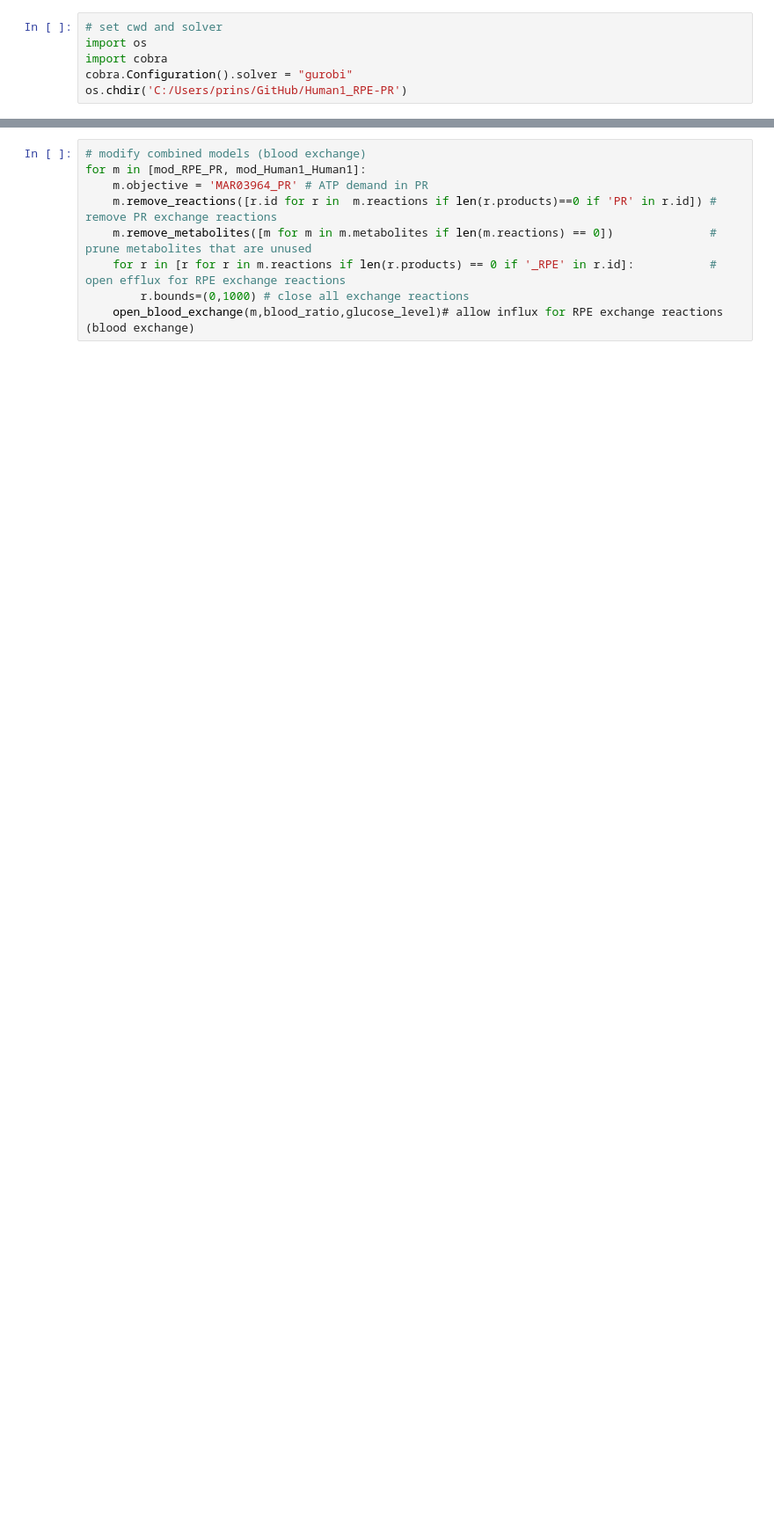
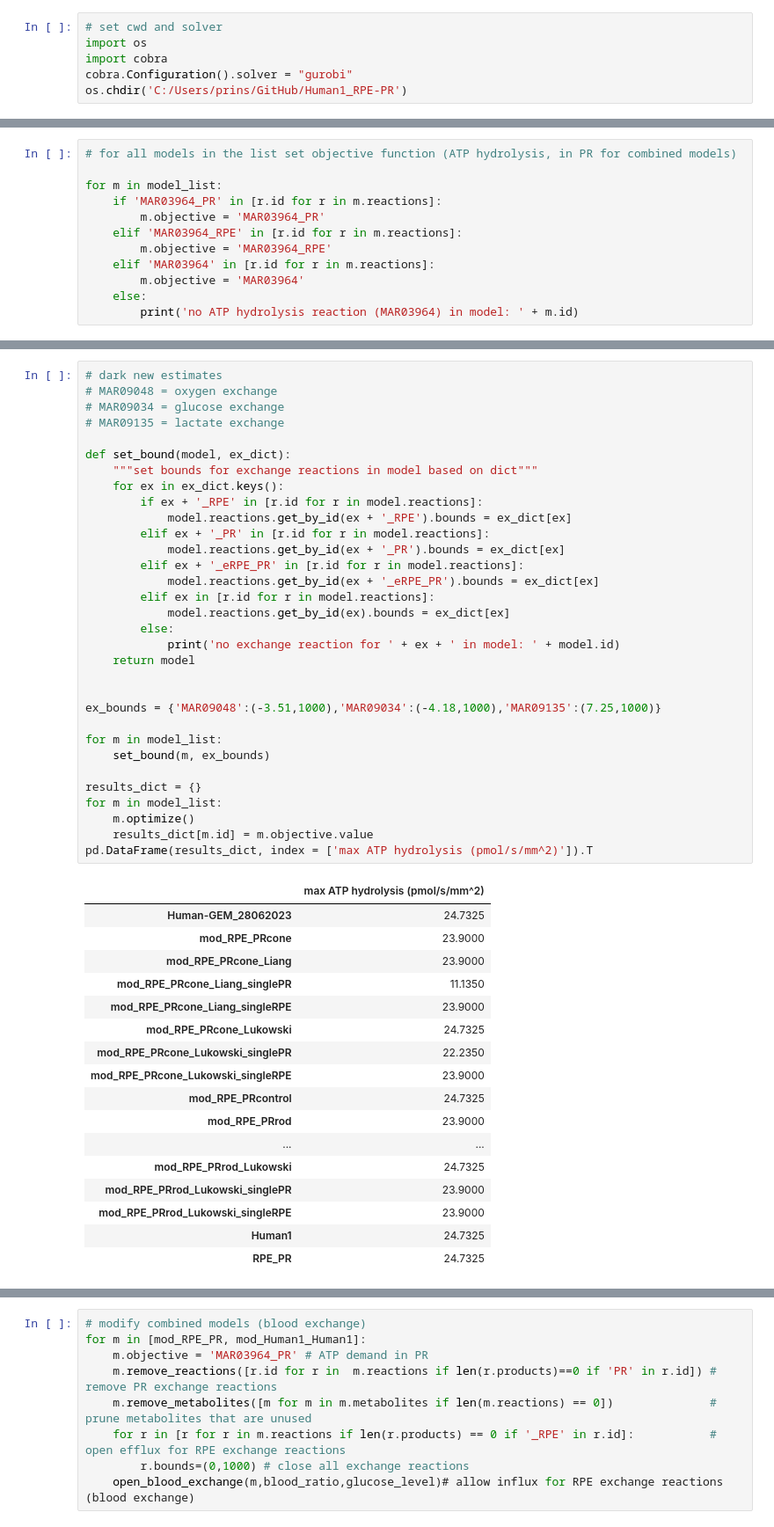
Before and after one commit to stellaprins/Human1_RPE-PR, a Jupyter notebook: jupyter/RPE-PR/test_sampling_oxphos_glucolysis.ipynb, the cells around one changed output, grey strips where cells are left out. Shown: that part at 88% size. Cells and saved outputs as stored; diff of their text form; blank space fills up the shorter version.

```diff
--- a/jupyter/RPE-PR/test_sampling_oxphos_glucolysis.ipynb
+++ b/jupyter/RPE-PR/test_sampling_oxphos_glucolysis.ipynb
@@ -17,0 +62,12 @@ mod_RPE = read_sbml_model(Path().cwd() / 'models/cs_mods/model_6_MeanExpression_
+# %%
+# for all models in the list set objective function (ATP hydrolysis, in PR for combined models)
+
+for m in model_list:
+    if 'MAR03964_PR' in [r.id for r in m.reactions]:
+        m.objective = 'MAR03964_PR'
+    elif 'MAR03964_RPE' in [r.id for r in m.reactions]:
+        m.objective = 'MAR03964_RPE'
+    elif 'MAR03964' in [r.id for r in m.reactions]:
+        m.objective = 'MAR03964'
+    else:
+        print('no ATP hydrolysis reaction (MAR03964) in model: ' + m.id)
@@ -17,0 +95,50 @@ mod_RPE = read_sbml_model(Path().cwd() / 'models/cs_mods/model_6_MeanExpression_
+# %%
+# dark new estimates
+# MAR09048 = oxygen exchange
+# MAR09034 = glucose exchange
+# MAR09135 = lactate exchange
+
+def set_bound(model, ex_dict):
+    """set bounds for exchange reactions in model based on dict"""
+    for ex in ex_dict.keys():
+        if ex + '_RPE' in [r.id for r in model.reactions]:
+            model.reactions.get_by_id(ex + '_RPE').bounds = ex_dict[ex]
+        elif ex + '_PR' in [r.id for r in model.reactions]:
+            model.reactions.get_by_id(ex + '_PR').bounds = ex_dict[ex]
+        elif ex + '_eRPE_PR' in [r.id for r in model.reactions]:
+            model.reactions.get_by_id(ex + '_eRPE_PR').bounds = ex_dict[ex]
+        elif ex in [r.id for r in model.reactions]:
+            model.reactions.get_by_id(ex).bounds = ex_dict[ex]
+        else:
+            print('no exchange reaction for ' + ex + ' in model: ' + model.id)
+    return model
+
+
+ex_bounds = {'MAR09048':(-3.51,1000),'MAR09034':(-4.18,1000),'MAR09135':(7.25,1000)}
+
+for m in model_list:
+    set_bound(m, ex_bounds)
+
+results_dict = {}
+for m in model_list:
+    m.optimize()
+    results_dict[m.id] = m.objective.value
+pd.DataFrame(results_dict, index = ['max ATP hydrolysis (pmol/s/mm^2)']).T
+# %% [output]
+|  | max ATP hydrolysis (pmol/s/mm^2) |
+| Human-GEM_28062023 | 24.7325 |
+| mod_RPE_PRcone | 23.9000 |
+| mod_RPE_PRcone_Liang | 23.9000 |
+| mod_RPE_PRcone_Liang_singlePR | 11.1350 |
+| mod_RPE_PRcone_Liang_singleRPE | 23.9000 |
+| mod_RPE_PRcone_Lukowski | 24.7325 |
+| mod_RPE_PRcone_Lukowski_singlePR | 22.2350 |
+| mod_RPE_PRcone_Lukowski_singleRPE | 23.9000 |
+| mod_RPE_PRcontrol | 24.7325 |
+| mod_RPE_PRrod | 23.9000 |
+| ... | ... |
+| mod_RPE_PRrod_Lukowski | 24.7325 |
+| mod_RPE_PRrod_Lukowski_singlePR | 23.9000 |
+| mod_RPE_PRrod_Lukowski_singleRPE | 23.9000 |
+| Human1 | 24.7325 |
+| RPE_PR | 24.7325 |
```
Also changed, not shown: parts of 15 cells of this notebook.
